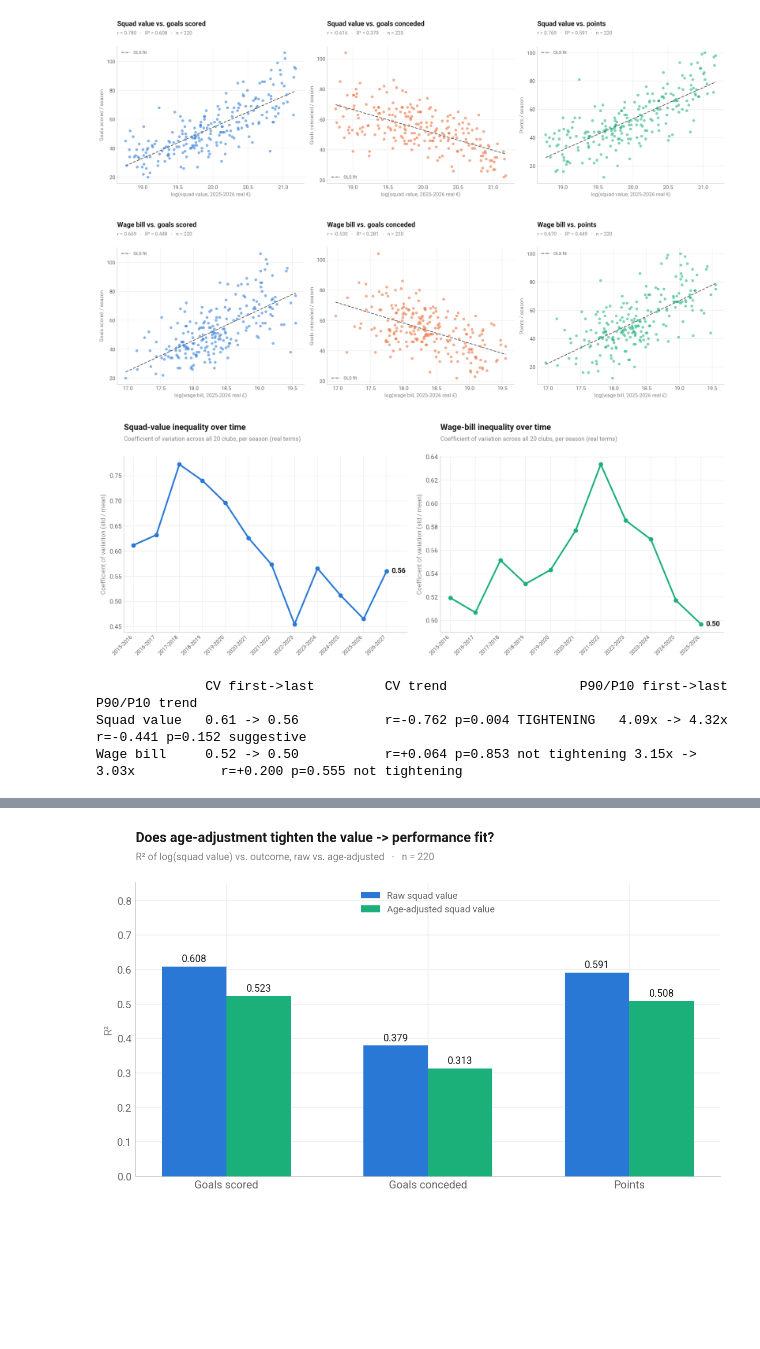
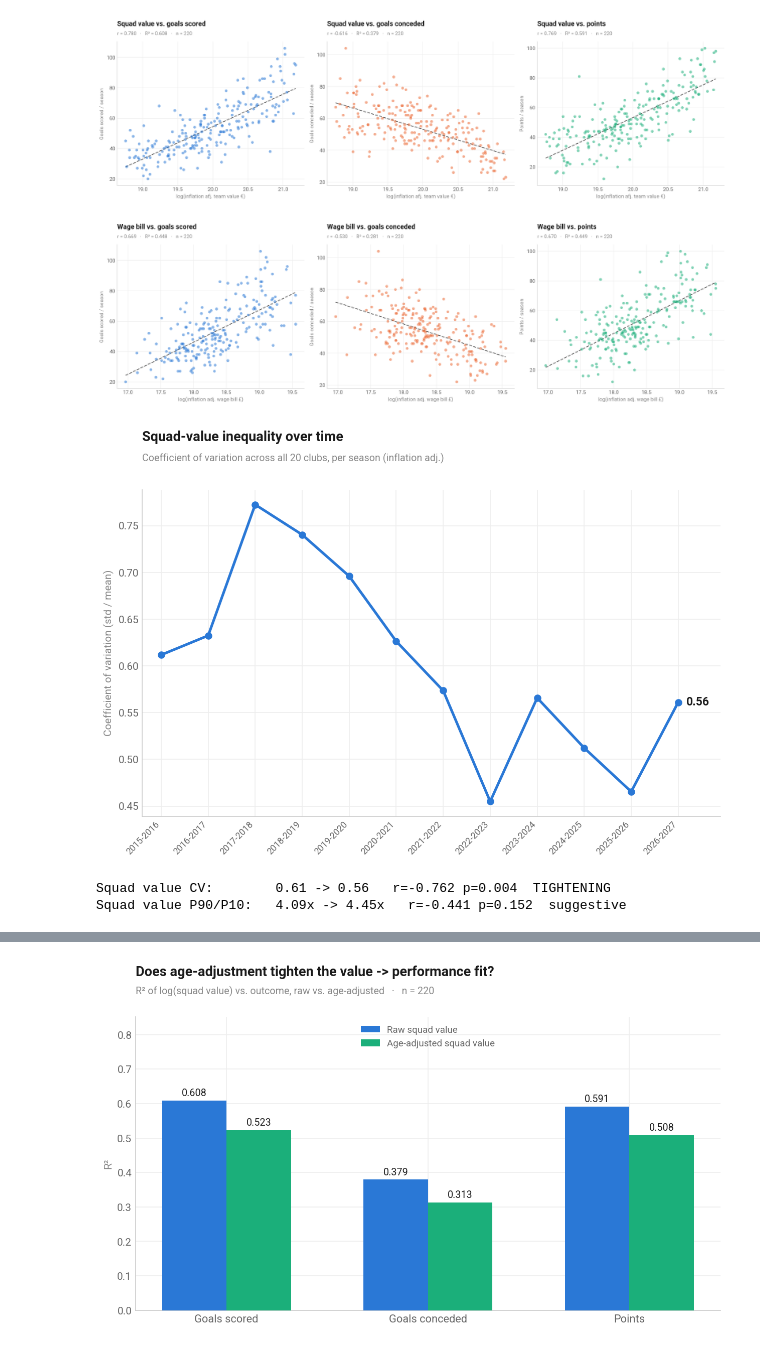
Before and after one commit to louis-porter/algobetting, a Jupyter notebook: algo/models/team_strength/non_penalty_bayes/premier_league/priors/value/value_analysis.ipynb, the cells around one changed output, grey strips where cells are left out. Saved outputs shown, nothing was run; the diff lists cells and outputs as text; code cells hidden in the pictures; blank space fills up the shorter version.

Commit message:
preseason proj

```diff
--- a/algo/models/team_strength/non_penalty_bayes/premier_league/priors/value/value_analysis.ipynb
+++ b/algo/models/team_strength/non_penalty_bayes/premier_league/priors/value/value_analysis.ipynb
@@ -232,10 +232,10 @@ for ax, y_col, title, ylabel, color in panels:
     ax.scatter(x, y, s=28, alpha=0.55, color=color, edgecolors='none', zorder=3)
     xs = np.linspace(x.min(), x.max(), 100)
     pred = model.predict(sm.add_constant(xs, has_constant='add'))
-    ax.plot(xs, pred, '--', color=C_INK2, lw=1.5, zorder=2, label='OLS fit')
+    ax.plot(xs, pred, '--', color=C_INK2, lw=1.5, zorder=2,)
 
-    _dw_title(ax, title, f'r = {r:.3f}   ·   R² = {model.rsquared:.3f}   ·   n = {len(reg_df)}', y=1.14, dy=0.06)
-    ax.set_xlabel(f'log(squad value, {TARGET_SEASON} real €)', fontsize=10, color=C_MUTED)
+    _dw_title(ax, title, f'r = {r:.3f}   ·   R² = {model.rsquared:.3f}   ·   n = {len(reg_df)}', y=1.10, dy=0.06)
+    ax.set_xlabel(f'log(inflation afj. team value €)', fontsize=10, color=C_MUTED)
     ax.set_ylabel(ylabel, fontsize=10, color=C_MUTED)
     ax.legend(fontsize=8.5, frameon=False, loc='upper left' if y_col != 'goals_conceded' else 'lower left',
               labelcolor=C_INK2)
@@ -245,7 +245,7 @@ plt.tight_layout(rect=[0, 0, 1, 0.93])
 plt.savefig(OUT_DIR / 'squad_value_regressions.png', dpi=150, bbox_inches='tight', facecolor='white')
 plt.show()
 # %% [output]
-[figure, old version]
+[figure, new version]
 # %%
 wage_reg_df = panel.dropna(subset=['points', 'wage_bill_gbp']).copy()
 wage_reg_df['log_wage'] = np.log(wage_reg_df['wage_bill_real'])
@@ -268,10 +268,10 @@ for ax, y_col, title, ylabel, color in panels:
     ax.scatter(x, y, s=28, alpha=0.55, color=color, edgecolors='none', zorder=3)
     xs = np.linspace(x.min(), x.max(), 100)
     pred = model.predict(sm.add_constant(xs, has_constant='add'))
-    ax.plot(xs, pred, '--', color=C_INK2, lw=1.5, zorder=2, label='OLS fit')
+    ax.plot(xs, pred, '--', color=C_INK2, lw=1.5, zorder=2,)
 
-    _dw_title(ax, title, f'r = {r:.3f}   ·   R² = {model.rsquared:.3f}   ·   n = {len(wage_reg_df)}', y=1.14, dy=0.06)
-    ax.set_xlabel(f'log(wage bill, {TARGET_SEASON} real £)', fontsize=10, color=C_MUTED)
+    _dw_title(ax, title, f'r = {r:.3f}   ·   R² = {model.rsquared:.3f}   ·   n = {len(reg_df)}', y=1.10, dy=0.06)
+    ax.set_xlabel(f'log(inflation adj. wage bill £)', fontsize=10, color=C_MUTED)
     ax.set_ylabel(ylabel, fontsize=10, color=C_MUTED)
     ax.legend(fontsize=8.5, frameon=False, loc='upper left' if y_col != 'goals_conceded' else 'lower left',
               labelcolor=C_INK2)
@@ -281,7 +281,7 @@ plt.tight_layout(rect=[0, 0, 1, 0.93])
 plt.savefig(OUT_DIR / 'wage_bill_regressions.png', dpi=150, bbox_inches='tight', facecolor='white')
 plt.show()
 # %% [output]
-[figure, old version]
+[figure, new version]
 # %%
 from scipy.stats import spearmanr
 
@@ -291,60 +291,54 @@ from scipy.stats import spearmanr
 # only 20 points, p10 and p90 are effectively just "the 2nd-smallest" and
 # "the 2nd-largest" team that year, so the ratio swings on single outliers
 # rather than the shape of the whole distribution.
-# Squad value includes 2026-2027 (already known preseason); wage bill doesn't
-# (no wage data compiled for a season not yet played).
+# Includes 2026-2027 (already known preseason).
 def spread_by_season(df: pd.DataFrame, value_col: str) -> pd.DataFrame:
     g = df.groupby('season')[value_col]
     out = pd.DataFrame({
         'mean': g.mean(), 'std': g.std(),
         'p10': g.quantile(0.10), 'p90': g.quantile(0.90),
     }).reset_index()
     out['cv'] = out['std'] / out['mean']
     out['p90_p10_ratio'] = out['p90'] / out['p10']
     return out.sort_values('season').reset_index(drop=True)
 
 squad_spread = spread_by_season(squad_values, 'squad_value_real')
-wage_spread  = spread_by_season(salaries, 'gross_real')
 
 
 def cv_chart(ax, spread_df, color, title, subtitle):
     x = np.arange(len(spread_df))
     y = spread_df['cv'].values
     ax.plot(x, y, '-o', color=color, lw=2.5, markersize=6, zorder=3)
     ax.set_xticks(x)
     ax.set_xticklabels(spread_df['season'], rotation=45, ha='right', fontsize=8.5)
     ax.annotate(f'{y[-1]:.2f}', (x[-1], y[-1]), textcoords='offset points',
                 xytext=(8, 0), ha='left', va='center', fontsize=11, fontweight='bold', color=C_INK)
     _dw_title(ax, title, subtitle, y=1.14, dy=0.06)
     ax.set_ylabel('Coefficient of variation (std / mean)', fontsize=10, color=C_MUTED)
     ax.set_xlim(x[0] - 0.4, x[-1] + 0.9)
     _dw_style(ax, grid_axis='y')
 
 
-fig, axes = plt.subplots(1, 2, figsize=(14, 6))
-cv_chart(axes[0], squad_spread, C_XG,
-         'Squad-value inequality over time', 'Coefficient of variation across all 20 clubs, per season (real terms)')
-cv_chart(axes[1], wage_spread, C_PRED,
-         'Wage-bill inequality over time', 'Coefficient of variation across all 20 clubs, per season (real terms)')
-plt.tight_layout(rect=[0, 0, 1, 0.92])
-plt.savefig(OUT_DIR / 'value_wage_inequality_over_time.png', dpi=150, bbox_inches='tight', facecolor='white')
+fig, ax = plt.subplots(figsize=(8.5, 6))
+cv_chart(ax, squad_spread, C_XG,
+         'Squad-value inequality over time', 'Coefficient of variation across all 20 clubs, per season (inflation adj.)')
+plt.tight_layout()
+plt.savefig(OUT_DIR / 'value_inequality_over_time.png', dpi=150, bbox_inches='tight', facecolor='white')
 plt.show()
 
-print(f'{"":13} {"CV first->last":<22} {"CV trend":<24} {"P90/P10 first->last":<24} {"P90/P10 trend"}')
-for label, spread_df in [('Squad value', squad_spread), ('Wage bill', wage_spread)]:
-    season_idx = np.arange(len(spread_df))
-    cv_r, cv_p = spearmanr(season_idx, spread_df['cv'])
-    pr_r, pr_p = spearmanr(season_idx, spread_df['p90_p10_ratio'])
-    cv_verdict = 'TIGHTENING' if (cv_r < 0 and cv_p < 0.05) else ('suggestive' if cv_r < 0 else 'not tightening')
-    pr_verdict = 'TIGHTENING' if (pr_r < 0 and pr_p < 0.05) else ('suggestive' if pr_r < 0 else 'not tightening')
-    cv_span = f'{spread_df["cv"].iloc[0]:.2f} -> {spread_df["cv"].iloc[-1]:.2f}'
-    pr_span = f'{spread_df["p90_p10_ratio"].iloc[0]:.2f}x -> {spread_df["p90_p10_ratio"].iloc[-1]:.2f}x'
-    print(f'{label:<13} {cv_span:<22} r={cv_r:+.3f} p={cv_p:.3f} {cv_verdict:<12} {pr_span:<24} r={pr_r:+.3f} p={pr_p:.3f} {pr_verdict}')
+season_idx = np.arange(len(squad_spread))
+cv_r, cv_p = spearmanr(season_idx, squad_spread['cv'])
+pr_r, pr_p = spearmanr(season_idx, squad_spread['p90_p10_ratio'])
+cv_verdict = 'TIGHTENING' if (cv_r < 0 and cv_p < 0.05) else ('suggestive' if cv_r < 0 else 'not tightening')
+pr_verdict = 'TIGHTENING' if (pr_r < 0 and pr_p < 0.05) else ('suggestive' if pr_r < 0 else 'not tightening')
+print(f'Squad value CV:        {squad_spread["cv"].iloc[0]:.2f} -> {squad_spread["cv"].iloc[-1]:.2f}   '
+      f'r={cv_r:+.3f} p={cv_p:.3f}  {cv_verdict}')
+print(f'Squad value P90/P10:   {squad_spread["p90_p10_ratio"].iloc[0]:.2f}x -> {squad_spread["p90_p10_ratio"].iloc[-1]:.2f}x   '
+      f'r={pr_r:+.3f} p={pr_p:.3f}  {pr_verdict}')
 # %% [output]
-[figure, old version]
+[figure, new version]
-              CV first->last         CV trend                 P90/P10 first->last      P90/P10 trend
-Squad value   0.61 -> 0.56           r=-0.762 p=0.004 TIGHTENING   4.09x -> 4.32x           r=-0.441 p=0.152 suggestive
-Wage bill     0.52 -> 0.50           r=+0.064 p=0.853 not tightening 3.15x -> 3.03x           r=+0.200 p=0.555 not tightening
+Squad value CV:        0.61 -> 0.56   r=-0.762 p=0.004  TIGHTENING
+Squad value P90/P10:   4.09x -> 4.45x   r=-0.441 p=0.152  suggestive
 # %%
 # Age-adjusted squad value: reuses the age-curve fit already built in
 # adjust_squad_value_for_age.py rather than re-deriving it. Rationale (see
```
Also changed, not shown: parts of 6 cells of this notebook, 14 other files.
